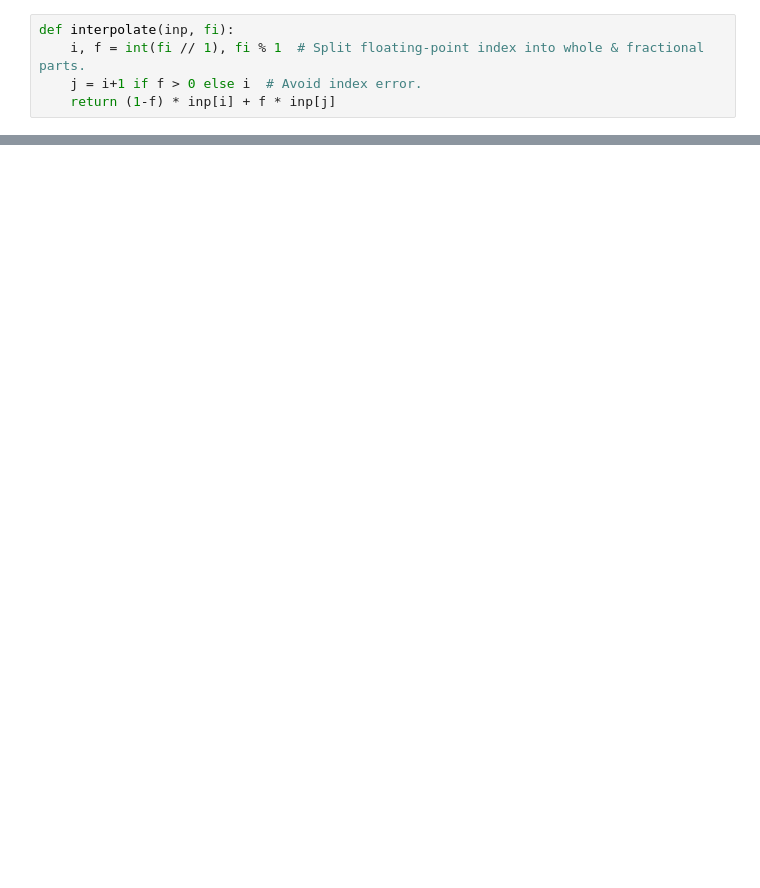
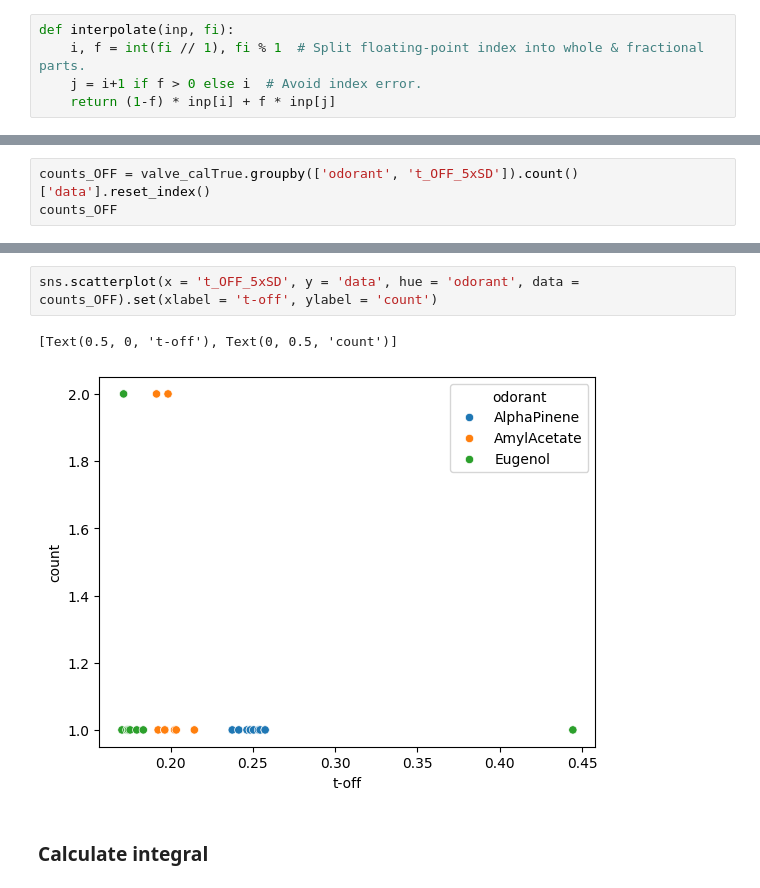
Before and after one commit to AllenNeuralDynamics/aind-behavior-rig-calibration, a Jupyter notebook: examples/olfacto_second_attempt.ipynb, the cells around one changed output, grey strips where cells are left out. Cells and saved outputs as stored; diff of their text form; blank space fills up the shorter version.

```diff
--- a/examples/olfacto_second_attempt.ipynb
+++ b/examples/olfacto_second_attempt.ipynb
@@ -407,0 +448,3 @@ fig.tight_layout()
+# %%
+counts_OFF = valve_calTrue.groupby(['odorant', 't_OFF_5xSD']).count()['data'].reset_index()
+counts_OFF
@@ -407,0 +469,7 @@ fig.tight_layout()
+# %%
+sns.scatterplot(x = 't_OFF_5xSD', y = 'data', hue = 'odorant', data = counts_OFF).set(xlabel = 't-off', ylabel = 'count')
+# %% [output]
+[Text(0.5, 0, 't-off'), Text(0, 0.5, 'count')]
+[figure, added]
+# %% [markdown]
+### Calculate integral
```
Also changed, not shown: parts of 44 cells of this notebook.
